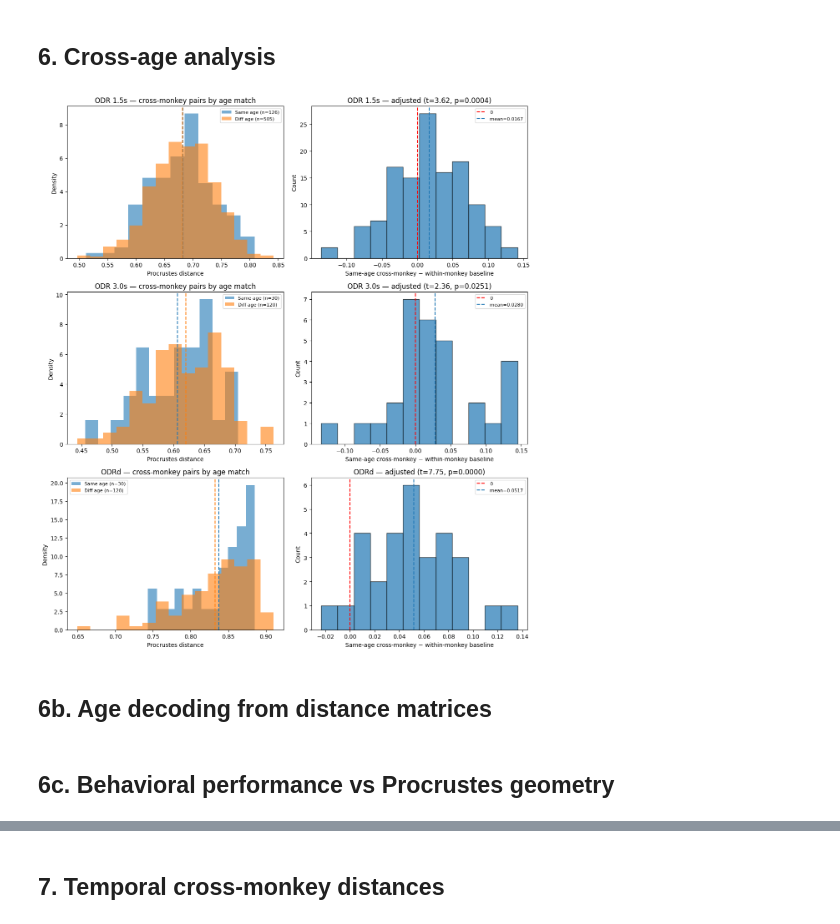
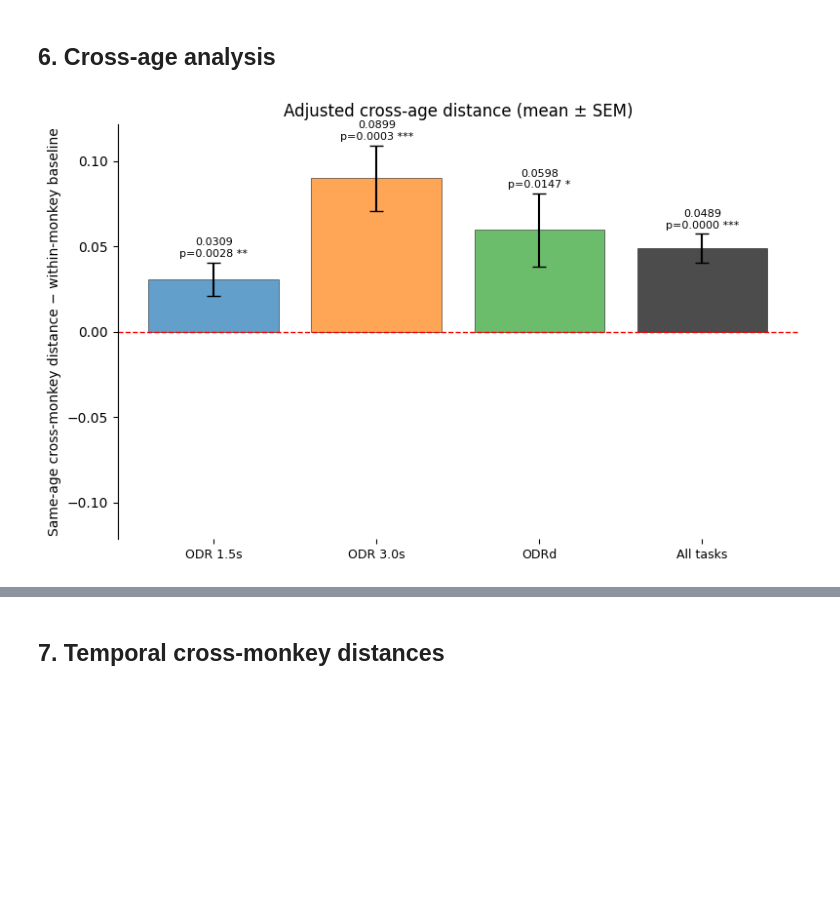
Before and after one commit to jmourabarbosa/geometryofage, a Jupyter notebook: analyses/pipeline.ipynb, the cells around one changed output, grey strips where cells are left out. Saved outputs shown, nothing was run; the diff lists cells and outputs as text; code cells hidden in the pictures; blank space fills up the shorter version.

```diff
--- a/analyses/pipeline.ipynb
+++ b/analyses/pipeline.ipynb
@@ -101,8 +171,2 @@ plot_distance_matrices(results)
 # %% [markdown]
 ## 6. Cross-age analysis
-# %%
-plot_cross_age(results)
-# %% [output]
-[figure, removed]
-# %% [markdown]
-## 6b. Age decoding from distance matrices
@@ -111,2 +172,0 @@ plot_age_decoding(results, k=3)
-# %% [markdown]
-## 6c. Behavioral performance vs Procrustes geometry
@@ -128,0 +173,5 @@ plot_correlation_panels(scatter, '|Δ mean performance|', 'Mean cross-monkey Pro
+# %%
+#plot_cross_age(results)
+plot_cross_age_bars(results)
+# %% [output]
+[figure, added]
```
Also changed, not shown: parts of 26 cells of this notebook, 14 other files.
